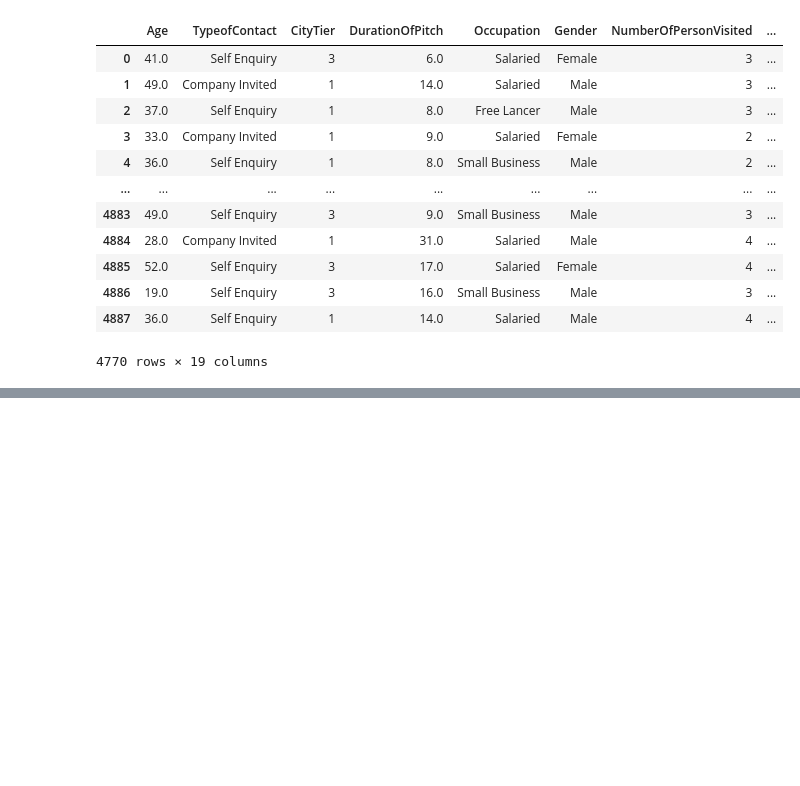
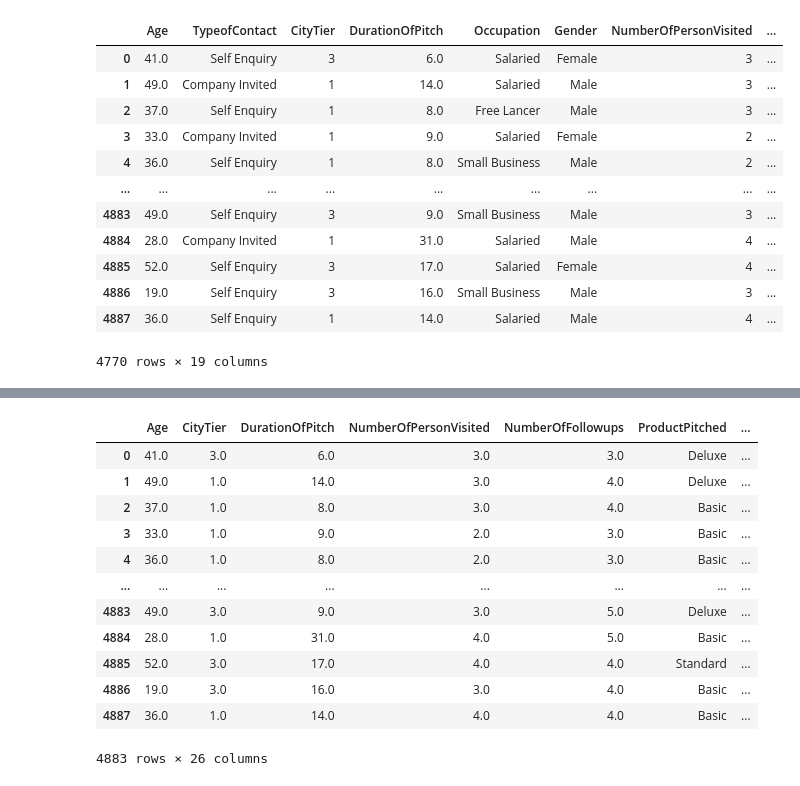
Before and after one commit to SHIVRAJSHINDE/Eda-FeatureEngineering, a Jupyter notebook: EDA/HolidaysPackage/Untitled3.ipynb, the cells around one changed output, grey strips where cells are left out. Drawn from its saved outputs; the diff is of its cells as text; code cells hidden in the pictures; blank space fills up the shorter version.

```diff
--- a/EDA/HolidaysPackage/Untitled3.ipynb
+++ b/EDA/HolidaysPackage/Untitled3.ipynb
@@ -512,0 +542,28 @@ data
+# %%
+
+
+from sklearn.preprocessing import OrdinalEncoder
+oe = OrdinalEncoder(categories=[['Basic','Standard','Deluxe','Super Deluxe','King'],['Executive', 'Manager', 'Senior Manager', 'AVP', 'VP']])
+
+abc = oe.fit_transform(data[['ProductPitched','Designation']])
+abc
+
+
+
+labelEncoder = pd.DataFrame(abc, columns =['ProductPitched','Designation'])
+# %%
+pd.concat([one_hot_encoded_data,labelEncoder],axis=1)
+# %% [output]
+|  | Age | CityTier | DurationOfPitch | NumberOfPersonVisited | NumberOfFollowups | ProductPitched | ... |
+| 0 | 41.0 | 3.0 | 6.0 | 3.0 | 3.0 | Deluxe | ... |
+| 1 | 49.0 | 1.0 | 14.0 | 3.0 | 4.0 | Deluxe | ... |
+| 2 | 37.0 | 1.0 | 8.0 | 3.0 | 4.0 | Basic | ... |
+| 3 | 33.0 | 1.0 | 9.0 | 2.0 | 3.0 | Basic | ... |
+| 4 | 36.0 | 1.0 | 8.0 | 2.0 | 3.0 | Basic | ... |
+| ... | ... | ... | ... | ... | ... | ... | ... |
+| 4883 | 49.0 | 3.0 | 9.0 | 3.0 | 5.0 | Deluxe | ... |
+| 4884 | 28.0 | 1.0 | 31.0 | 4.0 | 5.0 | Basic | ... |
+| 4885 | 52.0 | 3.0 | 17.0 | 4.0 | 4.0 | Standard | ... |
+| 4886 | 19.0 | 3.0 | 16.0 | 3.0 | 4.0 | Basic | ... |
+| 4887 | 36.0 | 1.0 | 14.0 | 4.0 | 4.0 | Basic | ... |
+4883 rows × 26 columns
```
Also changed, not shown: parts of 3 cells of this notebook.
